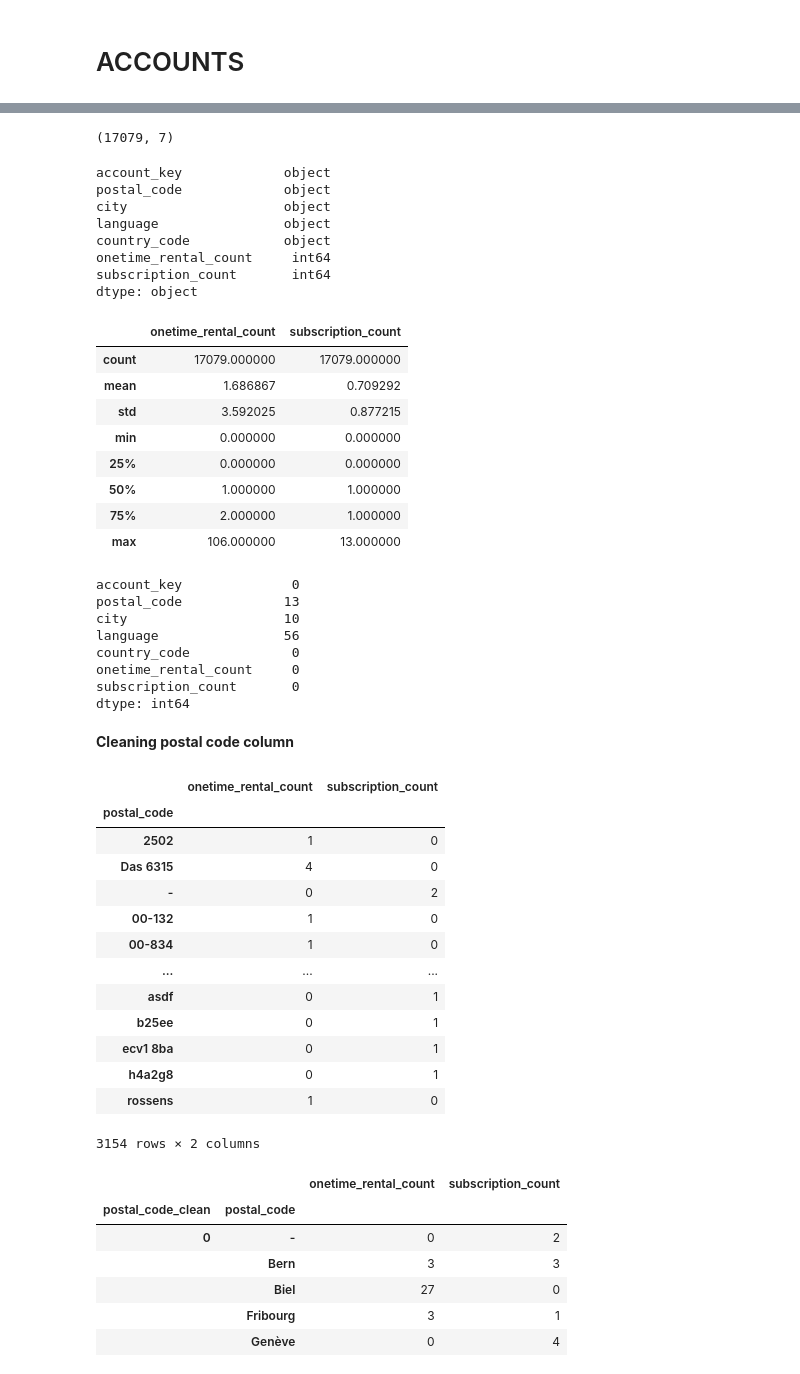
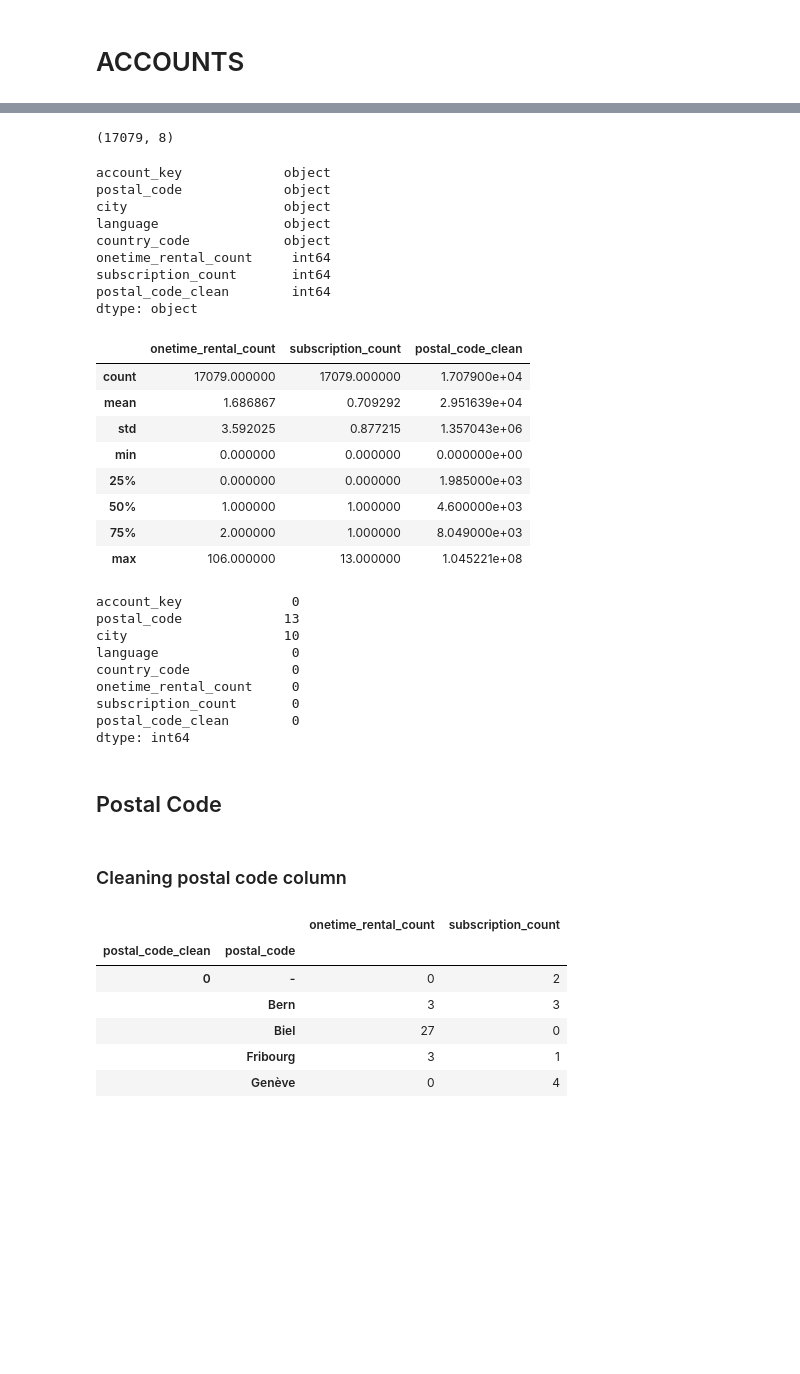
Before and after one commit to elisicke/Data-Analyst-Capstone-Project, a Jupyter notebook: Group_Laura.ipynb, the cells around one changed output, grey strips where cells are left out. Saved outputs shown, nothing was run; the diff lists cells and outputs as text; code cells hidden in the pictures; blank space fills up the shorter version.

```diff
--- a/Group_Laura.ipynb
+++ b/Group_Laura.ipynb
@@ -26,60 +25,46 @@ display(df_accounts.head())
 | 3 | 23e7ac18b391549e95a98d85a3adae1f3... | 4436 | Oberdorf | de | CH | 0 | 2 |
 | 4 | a39dbaa7972fb67c15db79d4a66cf5d1b... | 6005 | Luzern | de | CH | 8 | 2 |
 # %%
-#check basic information
+#check basic information and null values
 display(df_accounts.shape)
 display(df_accounts.dtypes)
 display(df_accounts.describe())
+display(df_accounts.isna().sum())
 # %% [output]
-(17079, 7)
+(17079, 8)
 account_key             object
 postal_code             object
 city                    object
 language                object
 country_code            object
 onetime_rental_count     int64
 subscription_count       int64
+postal_code_clean        int64
 dtype: object
-|  | onetime_rental_count | subscription_count |
-| count | 17079.000000 | 17079.000000 |
-| mean | 1.686867 | 0.709292 |
-| std | 3.592025 | 0.877215 |
-| min | 0.000000 | 0.000000 |
-| 25% | 0.000000 | 0.000000 |
-| 50% | 1.000000 | 1.000000 |
-| 75% | 2.000000 | 1.000000 |
-| max | 106.000000 | 13.000000 |
+|  | onetime_rental_count | subscription_count | postal_code_clean |
+| count | 17079.000000 | 17079.000000 | 1.707900e+04 |
+| mean | 1.686867 | 0.709292 | 2.951639e+04 |
+| std | 3.592025 | 0.877215 | 1.357043e+06 |
+| min | 0.000000 | 0.000000 | 0.000000e+00 |
+| 25% | 0.000000 | 0.000000 | 1.985000e+03 |
+| 50% | 1.000000 | 1.000000 | 4.600000e+03 |
+| 75% | 2.000000 | 1.000000 | 8.049000e+03 |
+| max | 106.000000 | 13.000000 | 1.045221e+08 |
+account_key              0
+postal_code             13
+city                    10
+language                 0
+country_code             0
+onetime_rental_count     0
+subscription_count       0
+postal_code_clean        0
+dtype: int64
+# %% [markdown]
+## Postal Code
+# %% [markdown]
+### Cleaning postal code column
 # %%
-# check null values
-df_accounts.isna().sum()
+# df_accounts.groupby('postal_code').sum()
-# %% [output]
-account_key              0
-postal_code             13
-city                    10
-language                56
-country_code             0
-onetime_rental_count     0
-subscription_count       0
-dtype: int64
-# %% [markdown]
-**Cleaning postal code column**
-# %%
-df_accounts.groupby('postal_code').sum()
-# %% [output]
-|  | onetime_rental_count | subscription_count |
-| postal_code |  |  |
-| 2502 | 1 | 0 |
-| Das 6315 | 4 | 0 |
-| - | 0 | 2 |
-| 00-132 | 1 | 0 |
-| 00-834 | 1 | 0 |
-| ... | ... | ... |
-| asdf | 0 | 1 |
-| b25ee | 0 | 1 |
-| ecv1 8ba | 0 | 1 |
-| h4a2g8 | 0 | 1 |
-| rossens | 1 | 0 |
-3154 rows × 2 columns
 # %%
 # remove non numeric characters
 df_accounts['postal_code_clean'] = df_accounts['postal_code'].str.replace('-', '')
```
Also changed, not shown: parts of 50 cells of this notebook.
